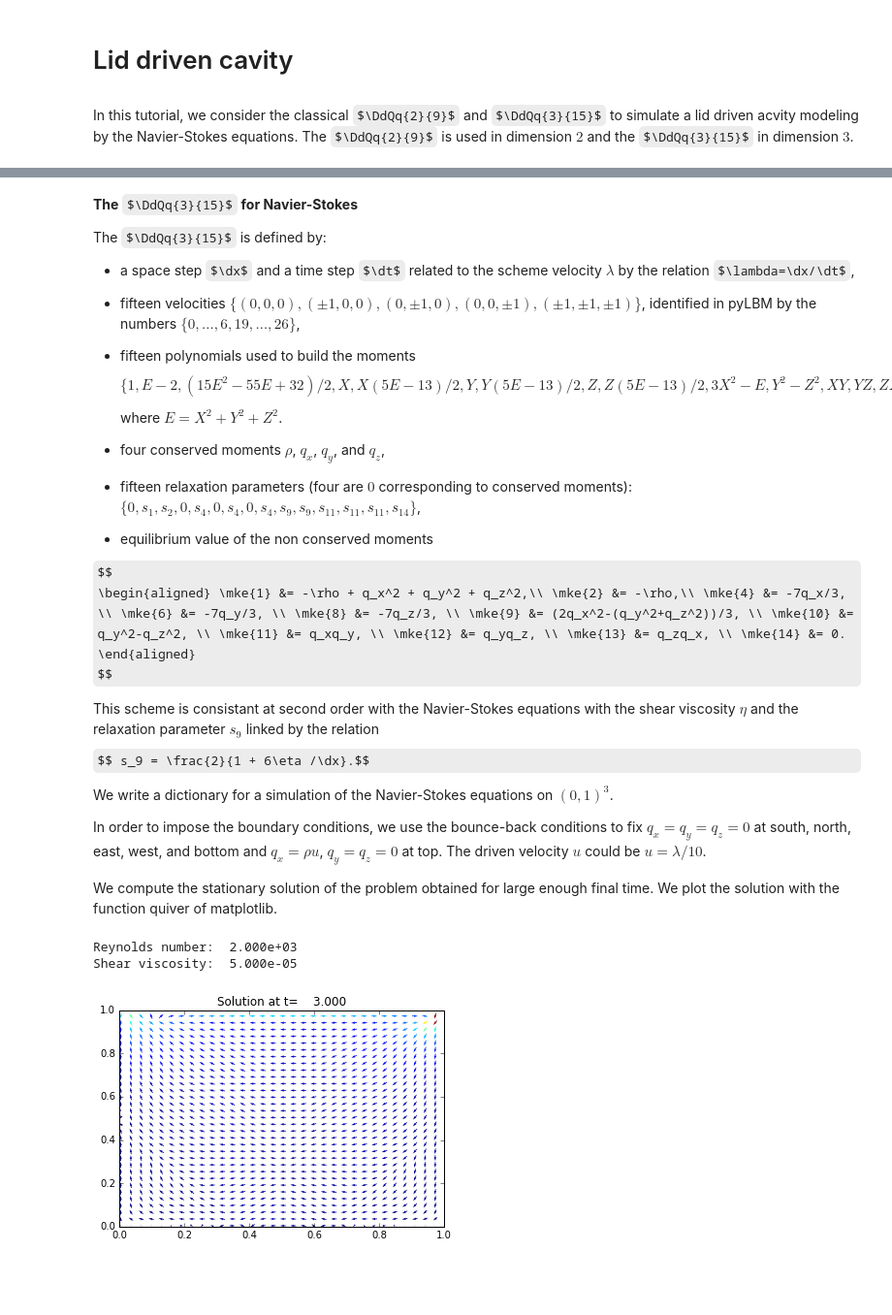
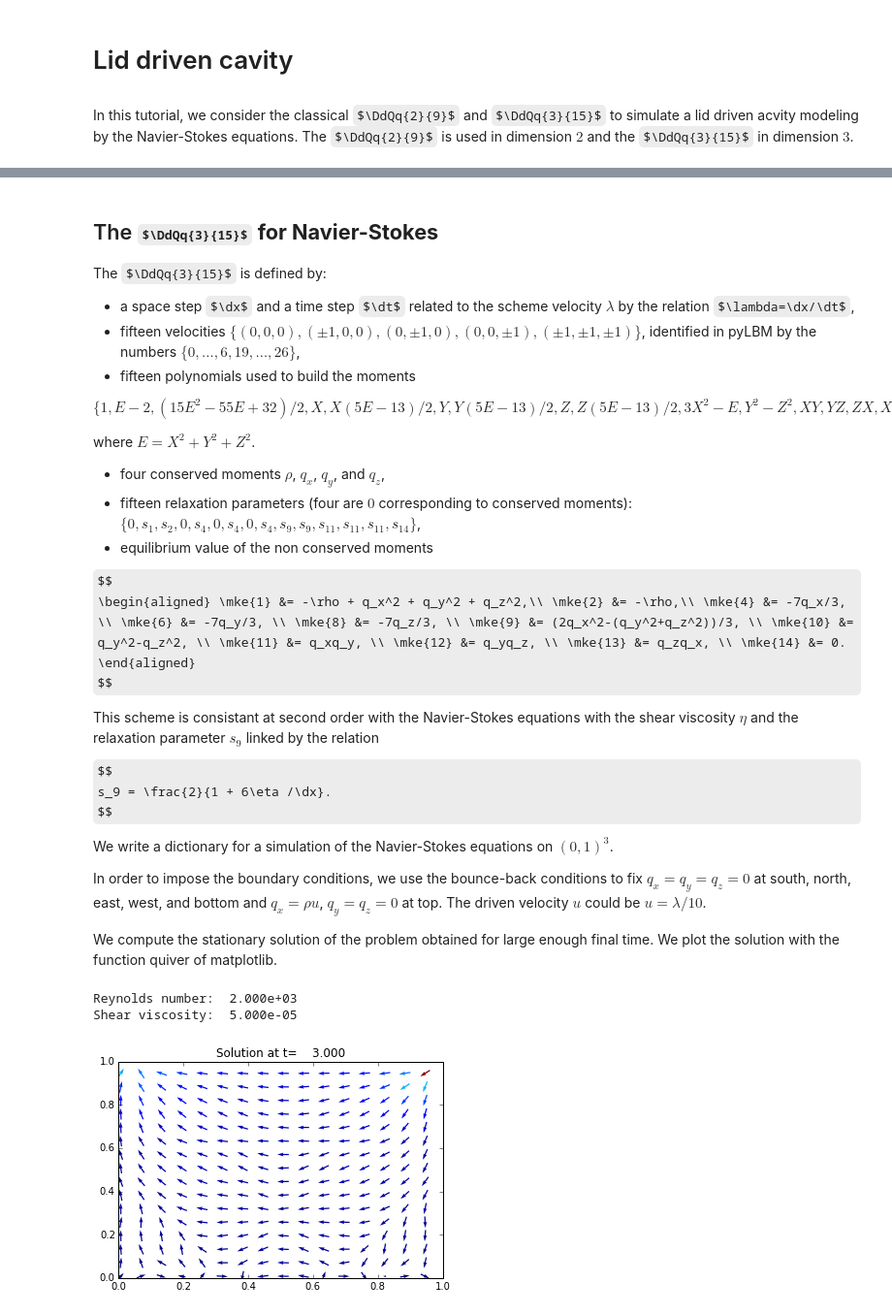
Before and after one commit to pylbm/pylbm, a Jupyter notebook: notebooks/06_Lid_driven_cavity.ipynb, the cells around one changed output, grey strips where cells are left out. Shown at 97% size. Drawn from its saved outputs; the diff is of its cells as text; code cells hidden in the pictures; some formulas as TeX source; blank space fills up the shorter version.

```diff
--- a/notebooks/06_Lid_driven_cavity.ipynb
+++ b/notebooks/06_Lid_driven_cavity.ipynb
@@ -158,12 +166,16 @@ relaxation parameters: [0.0, 0.0, 0.0, 1.8573551263001487, 1.8573551263001487, 1
 # %% [markdown]
-**The** $\DdQq{3}{15}$ **for Navier-Stokes**
+## The $\DdQq{3}{15}$ **for Navier-Stokes**
 
 The $\DdQq{3}{15}$ is defined by:
 
 * a space step $\dx$ and a time step $\dt$ related to the scheme velocity $\lambda$ by the relation $\lambda=\dx/\dt$,
 * fifteen velocities $\{(0,0,0), (\pm1,0,0), (0,\pm1,0), (0,0,\pm1), (\pm1, \pm1,\pm1)\}$, identified in pyLBM by the numbers $\{0,\ldots,6,19,\ldots,26\}$,
 * fifteen polynomials used to build the moments
-$$ \{1, E-2, (15E^2-55E+32)/2, X, X(5E-13)/2, Y, Y(5E-13)/2, Z, Z(5E-13)/2, 3X^2-E, Y^2-Z^2, XY, YZ, ZX, XYZ \},$$
+
+$$
+\{1, E-2, (15E^2-55E+32)/2, X, X(5E-13)/2, Y, Y(5E-13)/2, Z, Z(5E-13)/2, 3X^2-E, Y^2-Z^2, XY, YZ, ZX, XYZ \},
+$$
+
 where $E = X^2+Y^2+Z^2$.
 
 * four conserved moments $\rho$, $q_x$, $q_y$, and $q_z$,
@@ -175,7 +187,10 @@ $$
 $$
 
 This scheme is consistant at second order with the Navier-Stokes equations with the shear viscosity $\eta$ and the relaxation parameter $s_9$ linked by the relation
-$$ s_9 = \frac{2}{1 + 6\eta /\dx}.$$
+
+$$
+s_9 = \frac{2}{1 + 6\eta /\dx}.
+$$
 
 We write a dictionary for a simulation of the Navier-Stokes equations on $(0,1)^3$.
 
@@ -206,9 +221,9 @@ def plot(sol):
 
 # parameters
 Re = 2000
-dx = 1./128  # spatial step
+dx = 1./64   # spatial step
 la = 1.      # velocity of the scheme
-Tf = 3      # final time of the simulation
+Tf = 3       # final time of the simulation
 vup = la/10  # maximal velocity obtained in the middle of the channel
 rhoo = 1.    # mean value of the density
 eta = rhoo*vup/Re  # shear viscosity
@@ -261,31 +276,31 @@ dico = {
                 qx,
                 -7./3*qx,
                 qy,
                 -7./3*qy,
                 qz,
                 -7./3*qz,
                 1./3*(2*qx**2-(qy**2+qz**2)),
                 qy**2-qz**2,
                 qx*qy,
                 qy*qz,
                 qz*qx,
                 0
             ],
             'init':{rho:rhoo, qx:0., qy:0., qz:0.},
         },
     ],
     'boundary_conditions':{
         0:{'method':{0: pyLBM.bc.Bouzidi_bounce_back}, 'value':None},
         1:{'method':{0: pyLBM.bc.Bouzidi_bounce_back}, 'value':bc}
     },
     'generator': pyLBM.generator.CythonGenerator,
 }
 
 sol = pyLBM.Simulation(dico)
 while (sol.t<Tf):
     sol.one_time_step()
 plot(sol)
 # %% [output]
 Reynolds number:  2.000e+03
 Shear viscosity:  5.000e-05
-[figure, old version]
+[figure, new version]
```
Also changed, not shown: parts of 2 cells of this notebook, 7 other files.
